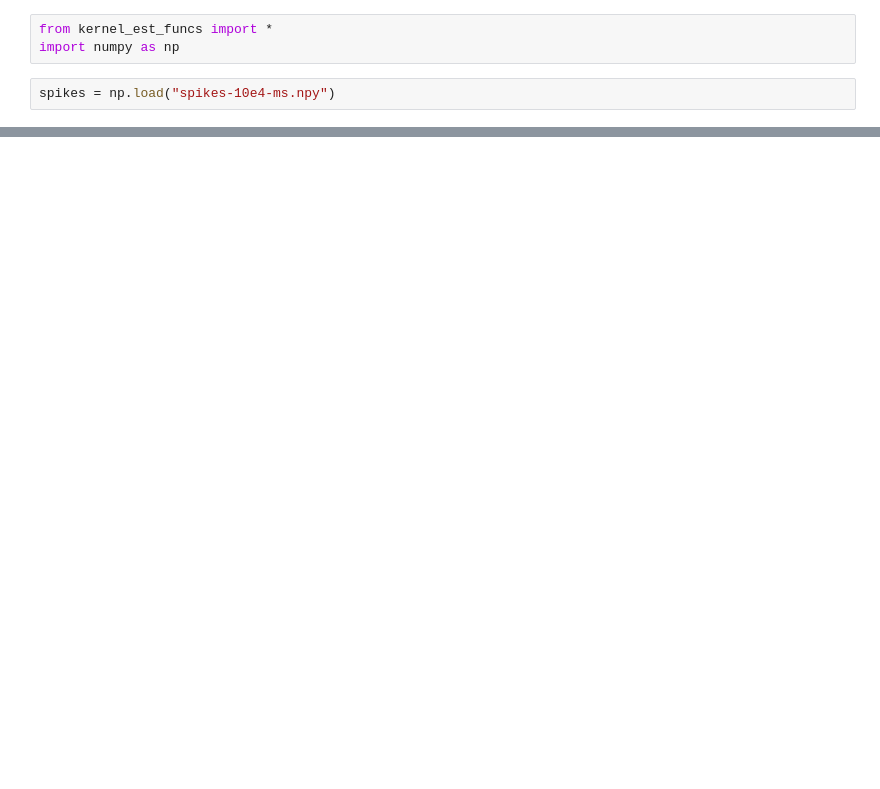
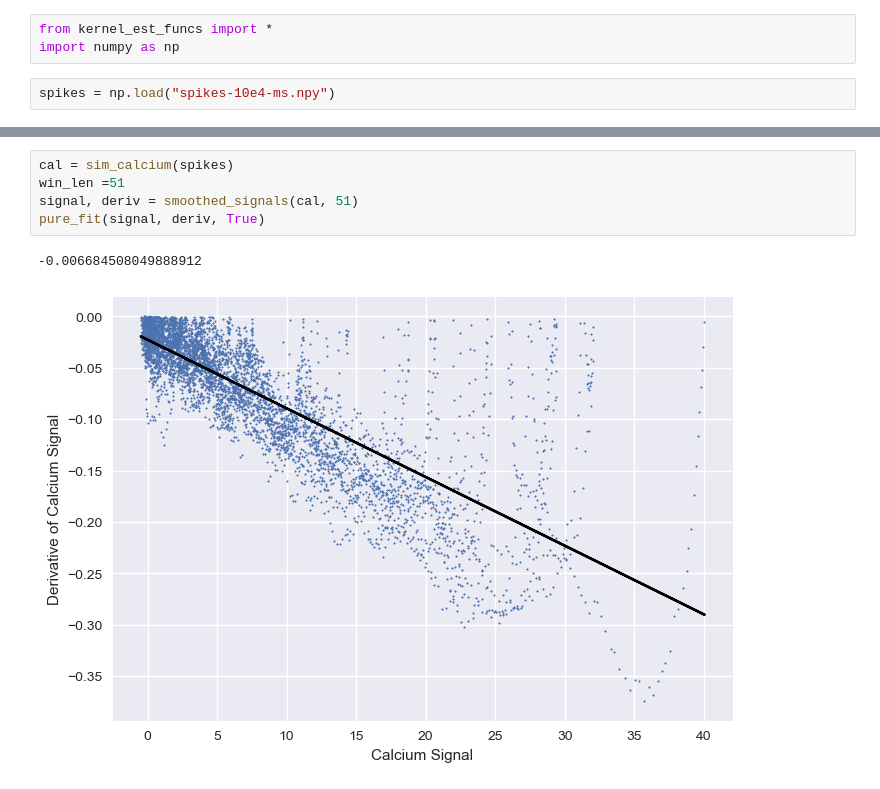
Before and after one commit to mjoudy/Calcium---AR, a Jupyter notebook: deriv_method_tau_est.ipynb, the cells around one changed output, grey strips where cells are left out. Cells and saved outputs as stored; diff of their text form; blank space fills up the shorter version.

```diff
--- a/deriv_method_tau_est.ipynb
+++ b/deriv_method_tau_est.ipynb
@@ -41,0 +108,8 @@ ax.legend()
+# %%
+cal = sim_calcium(spikes)
+win_len =51
+signal, deriv = smoothed_signals(cal, 51)
+pure_fit(signal, deriv, True)
+# %% [output]
+-0.006684508049888912
+[figure, added]
```
Also changed, not shown: parts of 13 cells of this notebook, 1 other file.
